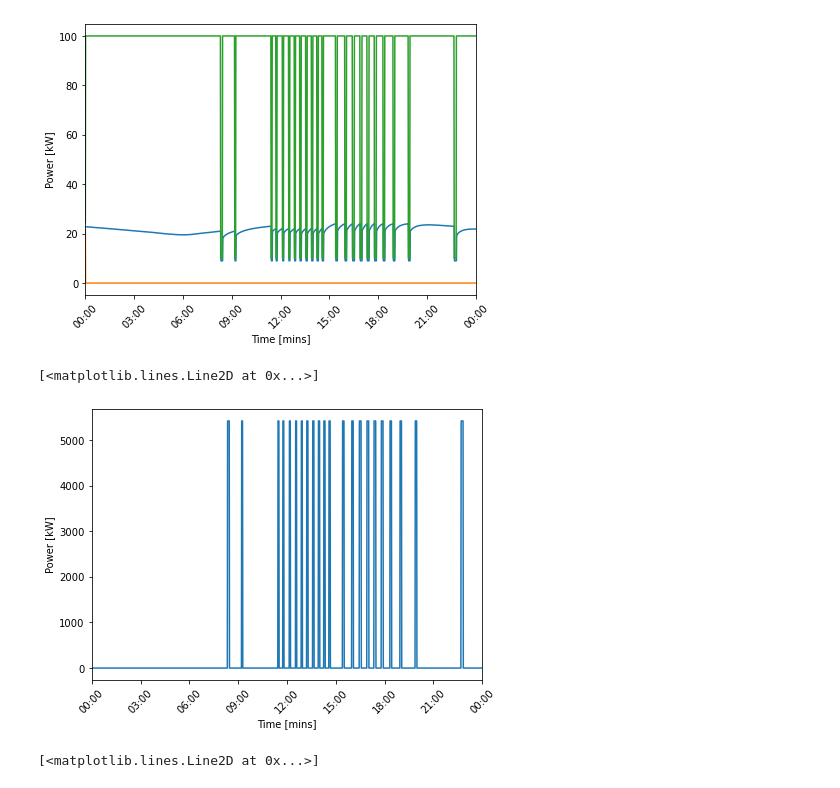
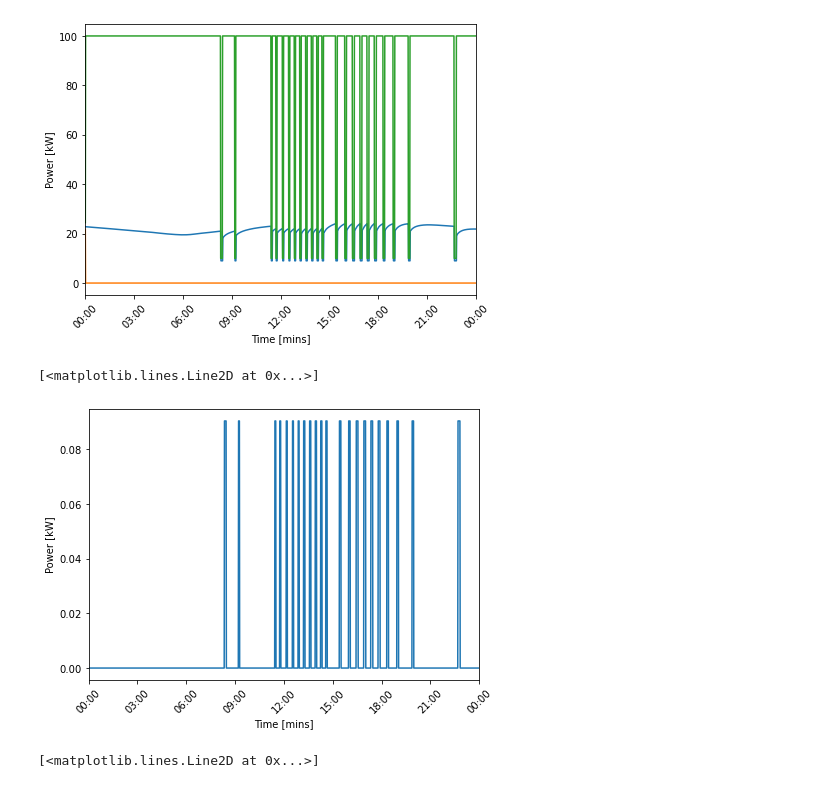
Before and after one commit to PIC-Lab/community_energy_control, a Jupyter notebook: community_sim/plotting.ipynb, the cells around one changed output. Drawn from its saved outputs; the diff is of its cells as text; code cells hidden in the pictures.

```diff
--- a/community_sim/plotting.ipynb
+++ b/community_sim/plotting.ipynb
@@ -110,14 +110,14 @@ ax.plot(df_list[building].index, df_list[building]['cooling setpoint'])
 # %%
 fig, ax = plt.subplots(figsize=(7,5))
 ax.set_xlabel('Time [mins]')
 ax.set_ylabel('Power [kW]')
 ax.tick_params(axis='x', labelrotation=45)
 ax.xaxis.set_major_formatter(mdates.DateFormatter('%H:%M'))
 ax.set_xlim([mdates.datestr2num('7/01/2023 00:00'), mdates.datestr2num('7/02/2023 00:00')])
-ax.plot(df_list[building].index, df_list[building]['Fans:Electricity'])
+ax.plot(df_list[building].index, df_list[building]['Fans:Electricity'] * 1e-3 / 60)
 # %% [output]
 [<matplotlib.lines.Line2D at 0x...>]
-[figure, old version]
+[figure, new version]
 # %%
 fig, ax = plt.subplots(figsize=(7,5))
 ax.set_xlabel('Time [mins]')
```
Also changed, not shown: 22 other files.
